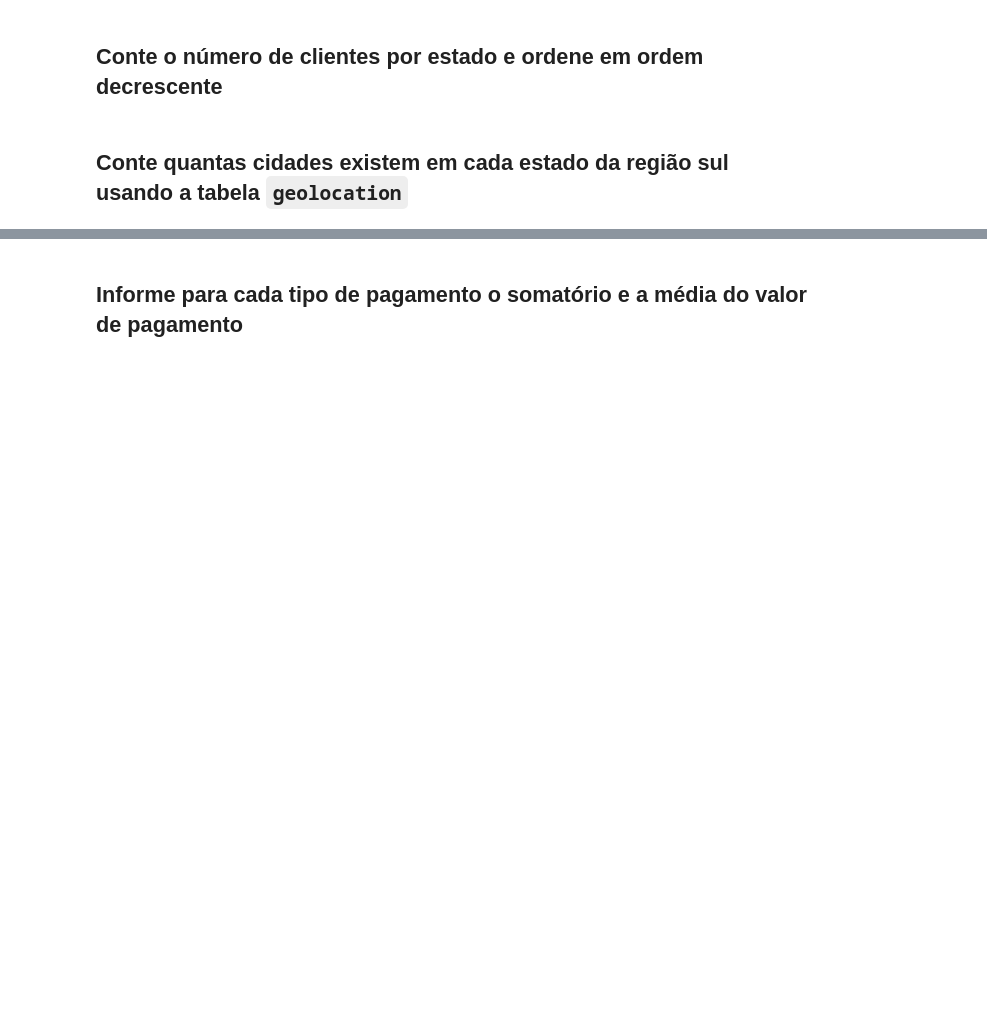
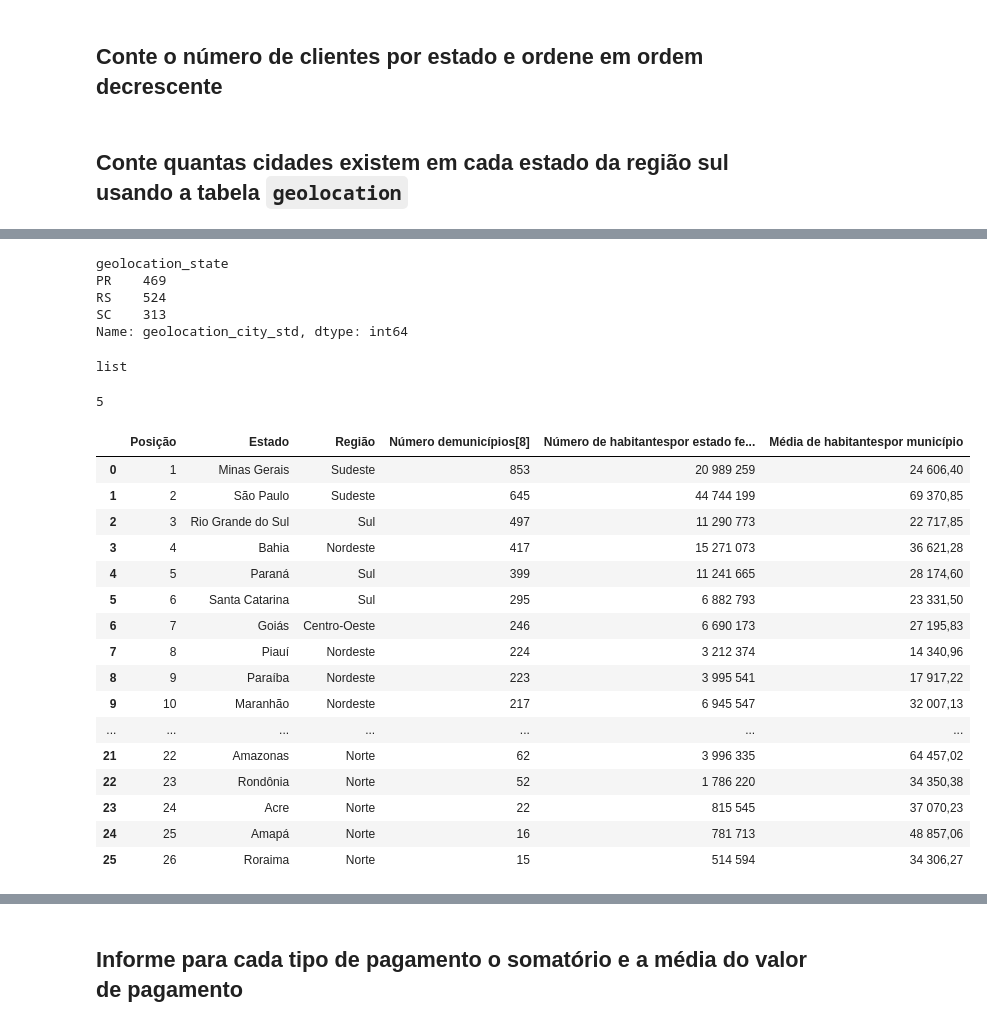
Before and after one commit to ossamum/aulas-mesttra, a Jupyter notebook: SQL/Aula 04 - SQL - Exercícios.ipynb, the cells around one changed output, grey strips where cells are left out. Drawn from its saved outputs; the diff is of its cells as text; code cells hidden in the pictures; blank space fills up the shorter version.

```diff
--- a/SQL/Aula 04 - SQL - Exercícios.ipynb
+++ b/SQL/Aula 04 - SQL - Exercícios.ipynb
@@ -120,0 +190,8 @@ cursor.fetchall()
+# %%
+df.groupby('geolocation_state')['geolocation_city_std'].nunique()
+# %% [output]
+geolocation_state
+PR    469
+RS    524
+SC    313
+Name: geolocation_city_std, dtype: int64
@@ -120,0 +202,30 @@ cursor.fetchall()
+# %%
+a = pd.read_html('https://pt.wikipedia.org/wiki/Lista_de_estados_brasileiros_por_n%C3%BAmero_de_munic%C3%ADpios')
+# %%
+type(a)
+# %% [output]
+list
+# %%
+len(a)
+# %% [output]
+5
+# %%
+a[2]
+# %% [output]
+|  | Posição | Estado | Região | Número demunicípios[8] | Número de habitantespor estado fe... | Média de habitantespor município |
+| 0 | 1 | Minas Gerais | Sudeste | 853 | 20 989 259 | 24 606,40 |
+| 1 | 2 | São Paulo | Sudeste | 645 | 44 744 199 | 69 370,85 |
+| 2 | 3 | Rio Grande do Sul | Sul | 497 | 11 290 773 | 22 717,85 |
+| 3 | 4 | Bahia | Nordeste | 417 | 15 271 073 | 36 621,28 |
+| 4 | 5 | Paraná | Sul | 399 | 11 241 665 | 28 174,60 |
+| 5 | 6 | Santa Catarina | Sul | 295 | 6 882 793 | 23 331,50 |
+| 6 | 7 | Goiás | Centro-Oeste | 246 | 6 690 173 | 27 195,83 |
+| 7 | 8 | Piauí | Nordeste | 224 | 3 212 374 | 14 340,96 |
+| 8 | 9 | Paraíba | Nordeste | 223 | 3 995 541 | 17 917,22 |
+| 9 | 10 | Maranhão | Nordeste | 217 | 6 945 547 | 32 007,13 |
+| ... | ... | ... | ... | ... | ... | ... |
+| 21 | 22 | Amazonas | Norte | 62 | 3 996 335 | 64 457,02 |
+| 22 | 23 | Rondônia | Norte | 52 | 1 786 220 | 34 350,38 |
+| 23 | 24 | Acre | Norte | 22 | 815 545 | 37 070,23 |
+| 24 | 25 | Amapá | Norte | 16 | 781 713 | 48 857,06 |
+| 25 | 26 | Roraima | Norte | 15 | 514 594 | 34 306,27 |
```
Also changed, not shown: parts of 18 cells of this notebook, 3 other files.
